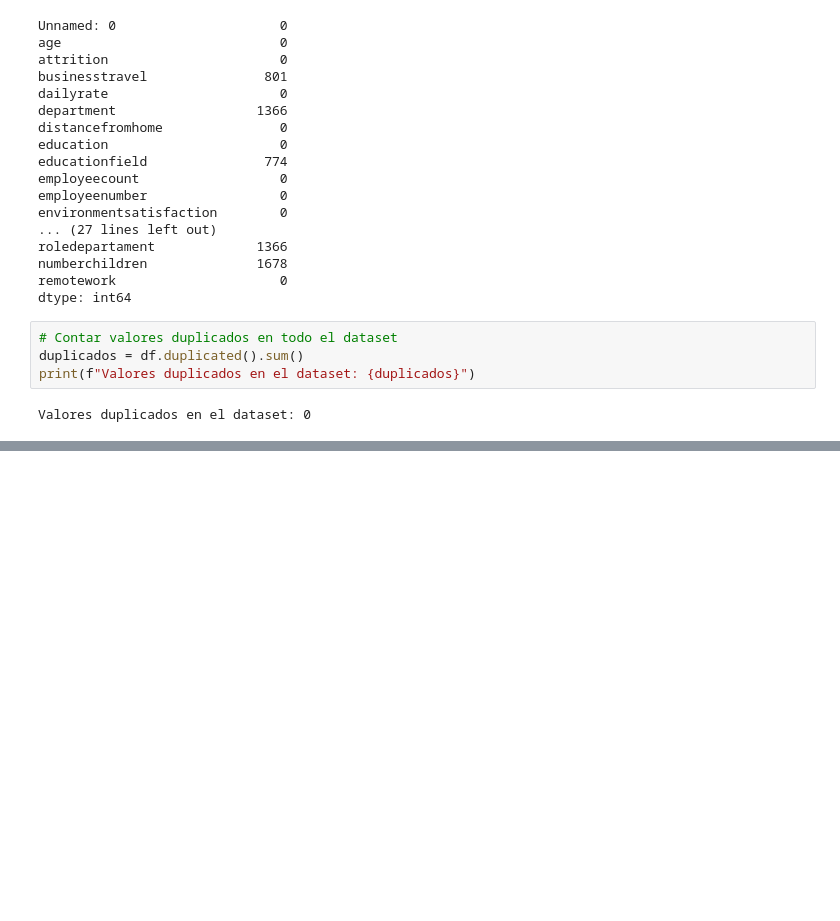
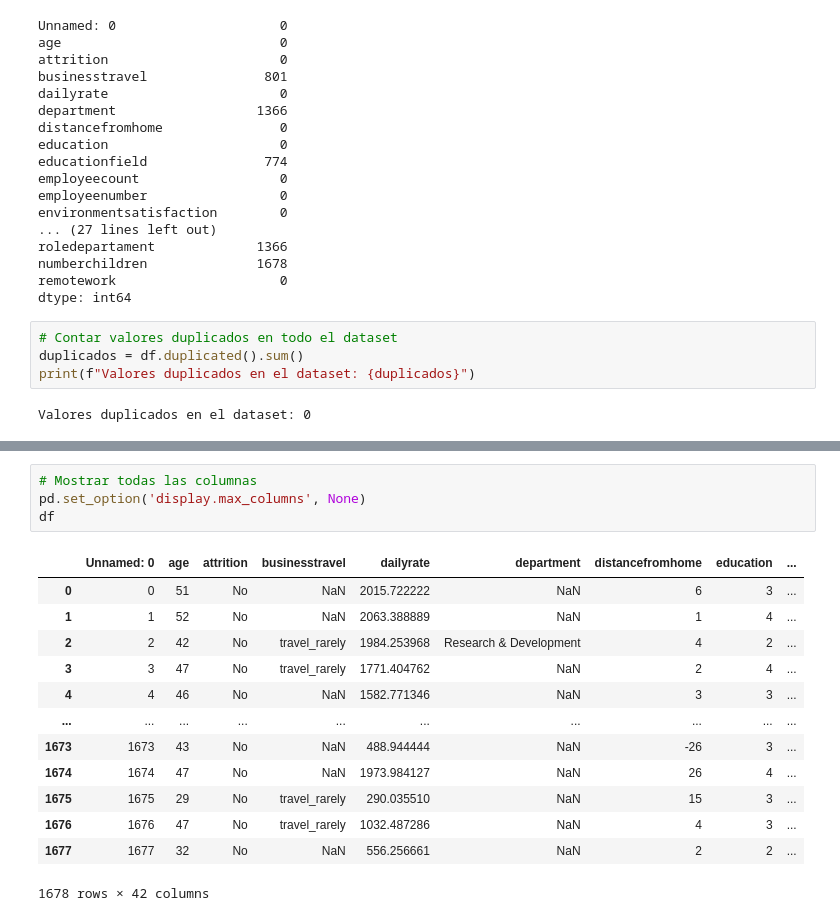
Before and after one commit to ArianaPapantonio/Final_project_module_3, a Jupyter notebook: borrador2.ipynb, the cells around one changed output, grey strips where cells are left out. Cells and saved outputs as stored; diff of their text form; blank space fills up the shorter version.

```diff
--- a/borrador2.ipynb
+++ b/borrador2.ipynb
@@ -113,0 +295,18 @@ Valores duplicados en el dataset: 0
+# %%
+# Mostrar todas las columnas
+pd.set_option('display.max_columns', None)
+df
+# %% [output]
+|  | Unnamed: 0 | age | attrition | businesstravel | dailyrate | department | distancefromhome | education | ... |
+| 0 | 0 | 51 | No | NaN | 2015.722222 | NaN | 6 | 3 | ... |
+| 1 | 1 | 52 | No | NaN | 2063.388889 | NaN | 1 | 4 | ... |
+| 2 | 2 | 42 | No | travel_rarely | 1984.253968 | Research & Development | 4 | 2 | ... |
+| 3 | 3 | 47 | No | travel_rarely | 1771.404762 | NaN | 2 | 4 | ... |
+| 4 | 4 | 46 | No | NaN | 1582.771346 | NaN | 3 | 3 | ... |
+| ... | ... | ... | ... | ... | ... | ... | ... | ... | ... |
+| 1673 | 1673 | 43 | No | NaN | 488.944444 | NaN | -26 | 3 | ... |
+| 1674 | 1674 | 47 | No | NaN | 1973.984127 | NaN | 26 | 4 | ... |
+| 1675 | 1675 | 29 | No | travel_rarely | 290.035510 | NaN | 15 | 3 | ... |
+| 1676 | 1676 | 47 | No | travel_rarely | 1032.487286 | NaN | 4 | 3 | ... |
+| 1677 | 1677 | 32 | No | NaN | 556.256661 | NaN | 2 | 2 | ... |
+1678 rows × 42 columns
```
Also changed, not shown: parts of 30 cells of this notebook.
